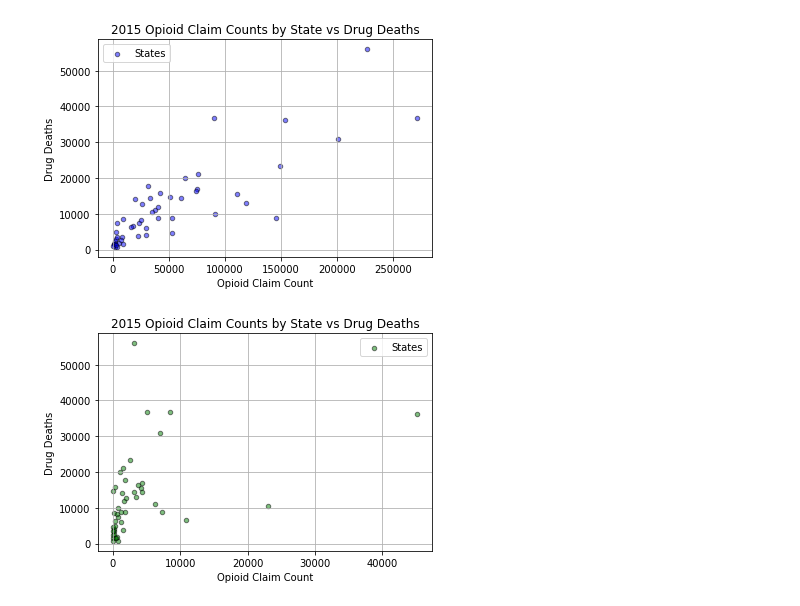
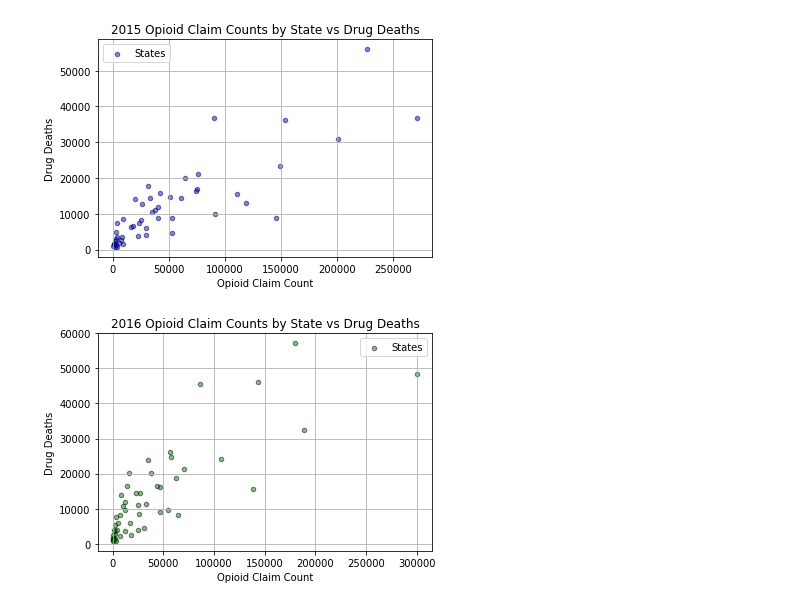
Before and after one commit to MTDahmer/Project1, a Jupyter notebook: notebooks/Omar 3.29.19 (Individual PAC and Deaths Analysis).ipynb, the cells around one changed output. Cells and saved outputs as stored; diff of their text form; code cells hidden in the pictures.

```diff
--- a/notebooks/Omar 3.29.19 (Individual PAC and Deaths Analysis).ipynb
+++ b/notebooks/Omar 3.29.19 (Individual PAC and Deaths Analysis).ipynb
@@ -92,3 +92,9 @@ state_individual_pac15.head()
 | AP | 103.0 | 21.0 | 20.39 |
 | AR | 742127.0 | 52842.0 | 7.12 |
 | AZ | 661498.0 | 50874.0 | 7.69 |
+# %%
+#Create a table for individual pac by state for 2016
+state_individual_pac16 = pd.DataFrame(individual_pac_2016.groupby(["State"])["Total Claim Count","Opioid Claim Count"].sum())
+state_individual_pac16.head()
+state_individual_pac16["Opioid Prescribing Rate"] = round(state_individual_pac16["Opioid Claim Count"] / state_individual_pac15["Total Claim Count"] *100,2)
+state_individual_pac16.head()
@@ -106,3 +120,8 @@ merged_state_individual_pac15.head()
 | AP | 103.0 | 21.0 | 20.39 | NaN | NaN |
 | AR | 742127.0 | 52842.0 | 7.12 | 4616.0 | 368117.0 |
 | AZ | 661498.0 | 50874.0 | 7.69 | 14590.0 | 642297.0 |
+# %%
+#merge our clean_od_2016 with our state_individual_pac16
+merged_state_individual_pac16 = state_individual_pac16.merge(od_state_2016, on="State", how="outer")
+print(len(merged_state_individual_pac16))
+merged_state_individual_pac16.head()
@@ -120,3 +148,8 @@ merged_state_individual_pac15.head()
 | AR | 742127.0 | 52842.0 | 7.12 | 4616.0 | 368117.0 |
 | AZ | 661498.0 | 50874.0 | 7.69 | 14590.0 | 642297.0 |
 | CA | 3486417.0 | 226791.0 | 6.50 | 56001.0 | 3056952.0 |
+# %%
+#dropped rows with null from our merged files in 2016
+merged_state_individual_pac16 = merged_state_individual_pac16.dropna(axis=0, how='any')
+print(len(merged_state_individual_pac16))
+merged_state_individual_pac16.head()
@@ -135,15 +177,15 @@ plt.show()
 # %% [output]
 [figure]
 # %%
-#Plot Opioid Claim Counts of Group PAC by State vs Drug Deaths for 2015
-merged_state_rate_deaths15.plot.scatter(x="Opioid Claim Count", y='Drug Deaths', color='Green',
-                                           grid=True, alpha=0.5, edgecolors = 'black', label='States')
+#Plot Opioid Claim Counts of Group PAC by State vs Drug Deaths for 2016
+merged_state_individual_pac16.plot.scatter(x="Opioid Claim Count", y='Drug Deaths', color='Green',
+              grid=True, alpha=0.5, edgecolors = 'black', label='States')
 #Add title to our scatter plot along with an x-axis and y-axis title
-plt.title("2015 Opioid Claim Counts by State vs Drug Deaths")
+plt.title("2016 Opioid Claim Counts by State vs Drug Deaths")
 plt.xlabel("Opioid Claim Count")
 plt.ylabel("Drug Deaths")
 
 plt.show()
 # %% [output]
-[figure, old version]
+[figure, new version]
 # %%
```
Also changed, not shown: parts of 11 cells of this notebook.
